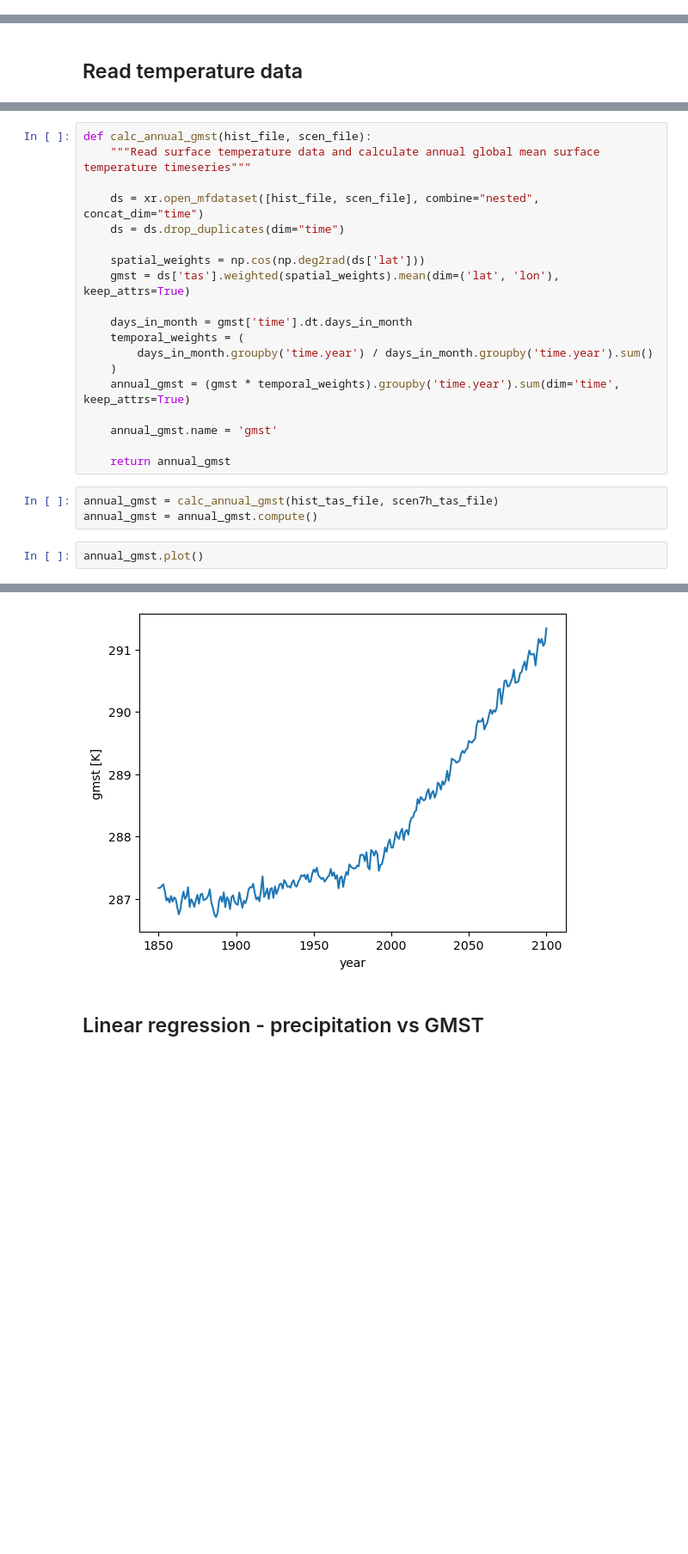
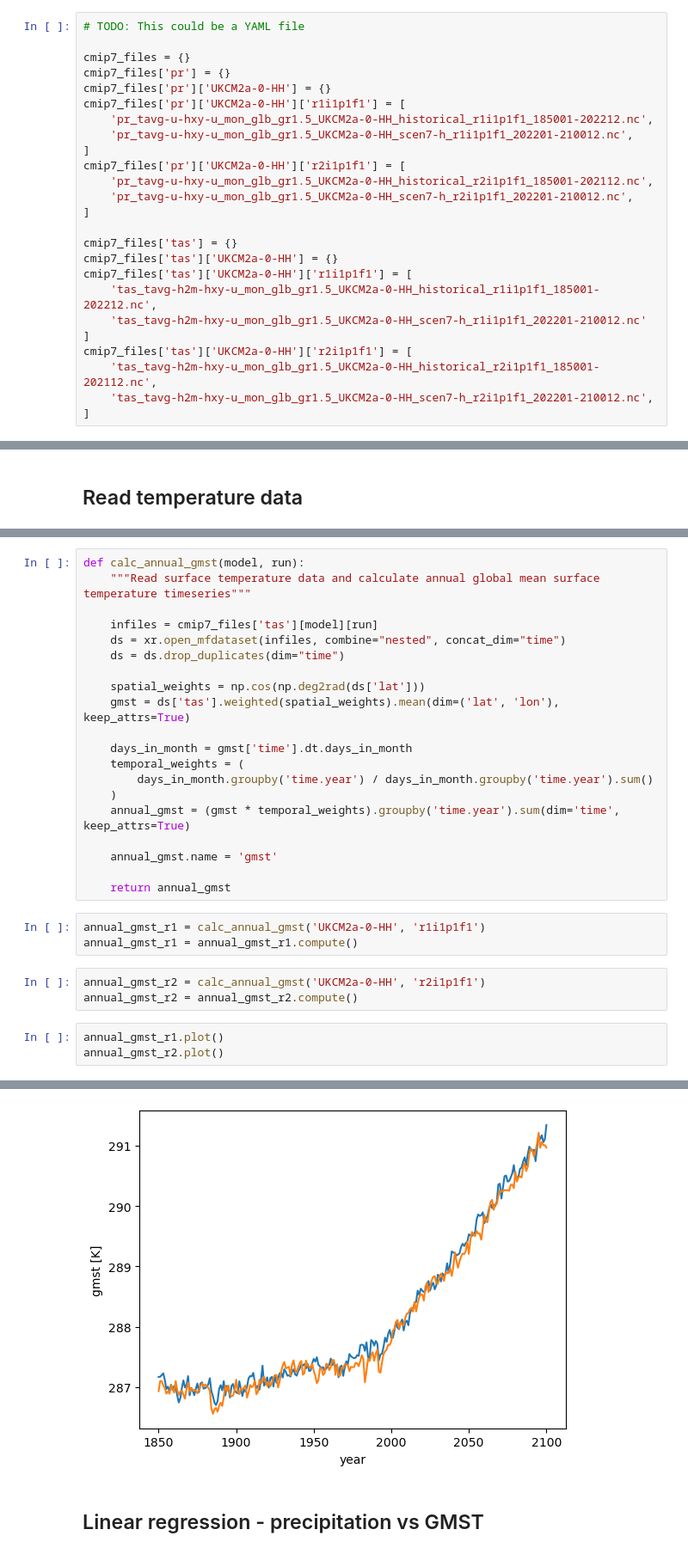
Before and after one commit to DamienIrving/cmip7-first-look, a Jupyter notebook: projections/projection_maps.ipynb, the cells around one changed output, grey strips where cells are left out. Shown at 86% size. Cells and saved outputs as stored; diff of their text form; blank space fills up the shorter version.

```diff
--- a/projections/projection_maps.ipynb
+++ b/projections/projection_maps.ipynb
@@ -12,5 +13,30 @@ west_lon = 100
 east_lon = 190
 south_lat = -50
 north_lat = 0
+# %%
+# TODO: This could be a YAML file
+
+cmip7_files = {}
+cmip7_files['pr'] = {}
+cmip7_files['pr']['UKCM2a-0-HH'] = {}
+cmip7_files['pr']['UKCM2a-0-HH']['r1i1p1f1'] = [
+    'pr_tavg-u-hxy-u_mon_glb_gr1.5_UKCM2a-0-HH_historical_r1i1p1f1_185001-202212.nc',
+    'pr_tavg-u-hxy-u_mon_glb_gr1.5_UKCM2a-0-HH_scen7-h_r1i1p1f1_202201-210012.nc',
+]
+cmip7_files['pr']['UKCM2a-0-HH']['r2i1p1f1'] = [
+    'pr_tavg-u-hxy-u_mon_glb_gr1.5_UKCM2a-0-HH_historical_r2i1p1f1_185001-202112.nc',
+    'pr_tavg-u-hxy-u_mon_glb_gr1.5_UKCM2a-0-HH_scen7-h_r2i1p1f1_202201-210012.nc',
+]
+
+cmip7_files['tas'] = {}
+cmip7_files['tas']['UKCM2a-0-HH'] = {}
+cmip7_files['tas']['UKCM2a-0-HH']['r1i1p1f1'] = [
+    'tas_tavg-h2m-hxy-u_mon_glb_gr1.5_UKCM2a-0-HH_historical_r1i1p1f1_185001-202212.nc',
+    'tas_tavg-h2m-hxy-u_mon_glb_gr1.5_UKCM2a-0-HH_scen7-h_r1i1p1f1_202201-210012.nc'
+]
+cmip7_files['tas']['UKCM2a-0-HH']['r2i1p1f1'] = [
+    'tas_tavg-h2m-hxy-u_mon_glb_gr1.5_UKCM2a-0-HH_historical_r2i1p1f1_185001-202112.nc',
+    'tas_tavg-h2m-hxy-u_mon_glb_gr1.5_UKCM2a-0-HH_scen7-h_r2i1p1f1_202201-210012.nc',
+]
 # %% [markdown]
 ## Read precipitation data
@@ -103,8 +129,9 @@ scen7h_tas_file = 'tas_tavg-h2m-hxy-u_mon_glb_gr1.5_UKCM2a-0-HH_scen7-h_r1i1p1f1
 # %%
-def calc_annual_gmst(hist_file, scen_file):
+def calc_annual_gmst(model, run):
     """Read surface temperature data and calculate annual global mean surface temperature timeseries"""
 
-    ds = xr.open_mfdataset([hist_file, scen_file], combine="nested", concat_dim="time")
+    infiles = cmip7_files['tas'][model][run]
+    ds = xr.open_mfdataset(infiles, combine="nested", concat_dim="time")
     ds = ds.drop_duplicates(dim="time")
 
     spatial_weights = np.cos(np.deg2rad(ds['lat']))
@@ -120,13 +147,17 @@ def calc_annual_gmst(hist_file, scen_file):
 
     return annual_gmst
 # %%
-annual_gmst = calc_annual_gmst(hist_tas_file, scen7h_tas_file)
-annual_gmst = annual_gmst.compute()
+annual_gmst_r1 = calc_annual_gmst('UKCM2a-0-HH', 'r1i1p1f1')
+annual_gmst_r1 = annual_gmst_r1.compute()
+# %%
+annual_gmst_r2 = calc_annual_gmst('UKCM2a-0-HH', 'r2i1p1f1')
+annual_gmst_r2 = annual_gmst_r2.compute()
 # %%
-annual_gmst.plot()
+annual_gmst_r1.plot()
+annual_gmst_r2.plot()
 # %% [output]
 [<matplotlib.lines.Line2D at 0x...>]
-[figure, old version]
+[figure, new version]
 # %% [markdown]
 ## Linear regression - precipitation vs GMST
 # %%
```
Also changed, not shown: parts of 15 cells of this notebook.
